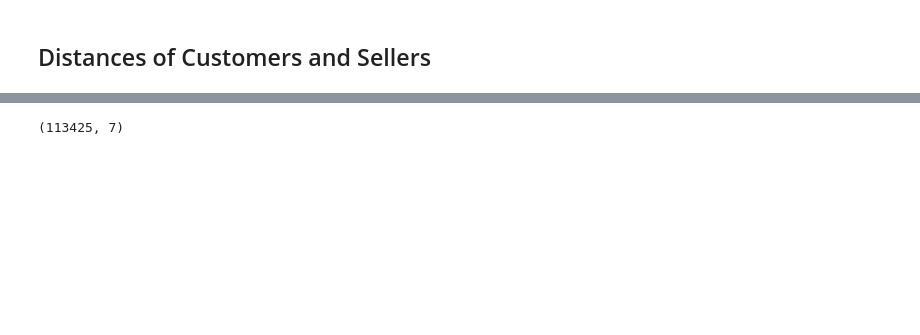
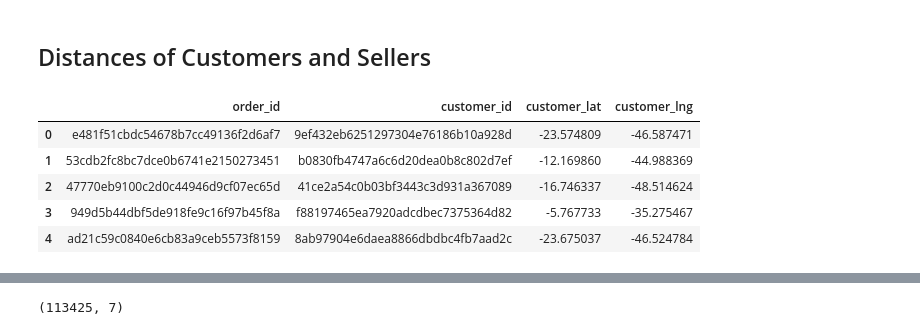
Before and after one commit to juniorcl/olist-delivery-forecast, a Jupyter notebook: notebooks/V0.0_book_of_variables.ipynb, the cells around one changed output, grey strips where cells are left out. Drawn from its saved outputs; the diff is of its cells as text; code cells hidden in the pictures; blank space fills up the shorter version.

```diff
--- a/notebooks/V0.0_book_of_variables.ipynb
+++ b/notebooks/V0.0_book_of_variables.ipynb
@@ -508,3 +508,10 @@ df_customers_order.head()
 | 2 | 47770eb9100c2d0c44946d9cf07ec65d | 41ce2a54c0b03bf3443c3d931a367089 | delivered | 2018-08-08 08:38:49 | 2018-08-08 08:55:23 | 2018-08-08 13:50:00 | ... |
 | 3 | 949d5b44dbf5de918fe9c16f97b45f8a | f88197465ea7920adcdbec7375364d82 | delivered | 2017-11-18 19:28:06 | 2017-11-18 19:45:59 | 2017-11-22 13:39:59 | ... |
 | 4 | ad21c59c0840e6cb83a9ceb5573f8159 | 8ab97904e6daea8866dbdbc4fb7aad2c | delivered | 2018-02-13 21:18:39 | 2018-02-13 22:20:29 | 2018-02-14 19:46:34 | ... |
+# %%
+df_customers_order.rename(
+    columns={
+        'geolocation_lat': 'customer_lat',
+        'geolocation_lng': 'customer_lng'}, inplace=True)
+
+df_customers_order.drop(columns=['geolocation_zip_code_prefix', 'geolocation_city', 'geolocation_state'], inplace=True)
@@ -512,3 +528,14 @@ df_customers_order.head()
 df_customers_order.to_parquet('../data/interim/V0.0_dataframe_customers_orders.parquet')
 # %% [markdown]
 ## Distances of Customers and Sellers
+# %%
+df_customer_geolocation = df_customers_order.loc[:, ['order_id', 'customer_id', 'customer_lat', 'customer_lng']]
+
+df_customer_geolocation.head()
+# %% [output]
+|  | order_id | customer_id | customer_lat | customer_lng |
+| 0 | e481f51cbdc54678b7cc49136f2d6af7 | 9ef432eb6251297304e76186b10a928d | -23.574809 | -46.587471 |
+| 1 | 53cdb2fc8bc7dce0b6741e2150273451 | b0830fb4747a6c6d20dea0b8c802d7ef | -12.169860 | -44.988369 |
+| 2 | 47770eb9100c2d0c44946d9cf07ec65d | 41ce2a54c0b03bf3443c3d931a367089 | -16.746337 | -48.514624 |
+| 3 | 949d5b44dbf5de918fe9c16f97b45f8a | f88197465ea7920adcdbec7375364d82 | -5.767733 | -35.275467 |
+| 4 | ad21c59c0840e6cb83a9ceb5573f8159 | 8ab97904e6daea8866dbdbc4fb7aad2c | -23.675037 | -46.524784 |
```
Also changed, not shown: parts of 16 cells of this notebook.
